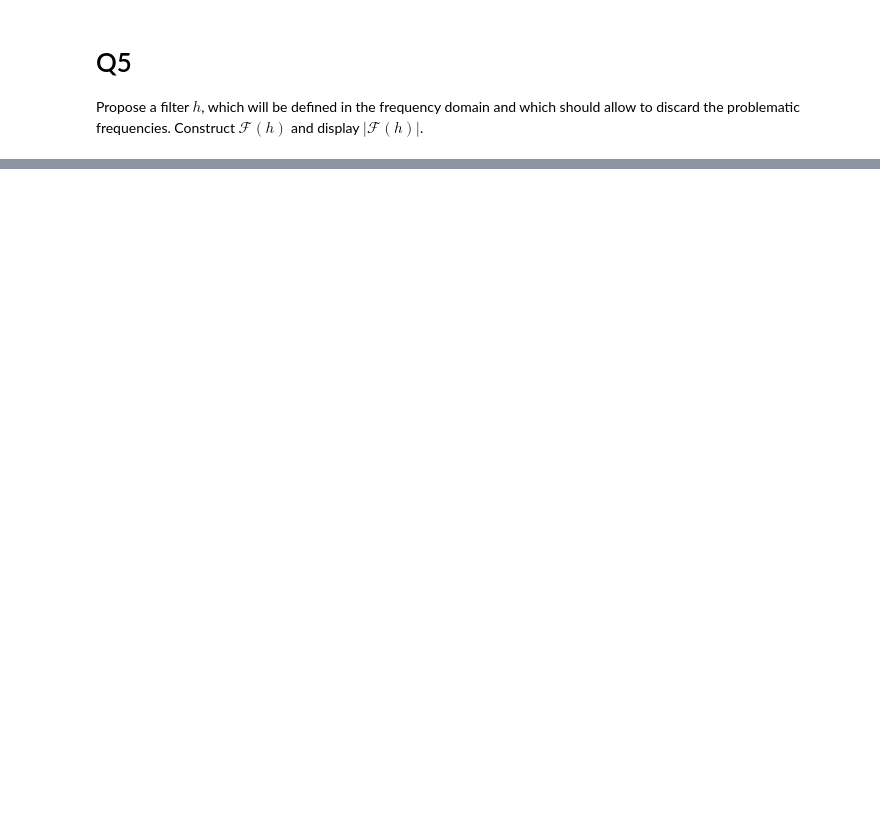
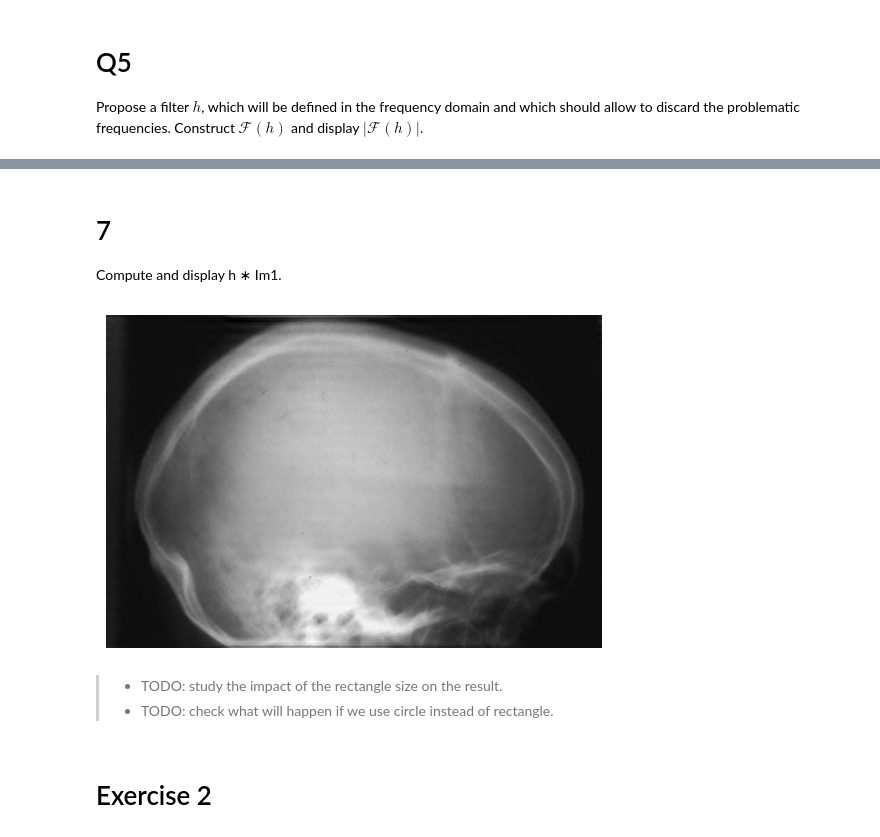
Before and after one commit to kkasra12/uni_lu_signal_processing, a Jupyter notebook: Hw.ipynb, the cells around one changed output, grey strips where cells are left out. Saved outputs shown, nothing was run; the diff lists cells and outputs as text; code cells hidden in the pictures; blank space fills up the shorter version.

Commit message:
exercise 1 finished

```diff
--- a/Hw.ipynb
+++ b/Hw.ipynb
@@ -123,0 +140,16 @@ plt.show()
+# %% [markdown]
+# 7
+Compute and display h ∗ Im1.
+# %%
+filtered_img = np.fft.ifft2(np.fft.ifftshift(filtered))
+filtered_img = np.abs(filtered_img)
+plt.imshow(filtered_img, cmap='gray')
+plt.axis('off')
+plt.show()
+# %% [output]
+[figure, added]
+# %% [markdown]
+> - TODO: study the impact of the rectangle size on the result.
+> - TODO: check what will happen if we use circle instead of rectangle.
+# %% [markdown]
+# Exercise 2
```
Also changed, not shown: parts of 9 cells of this notebook, 2 other files.
